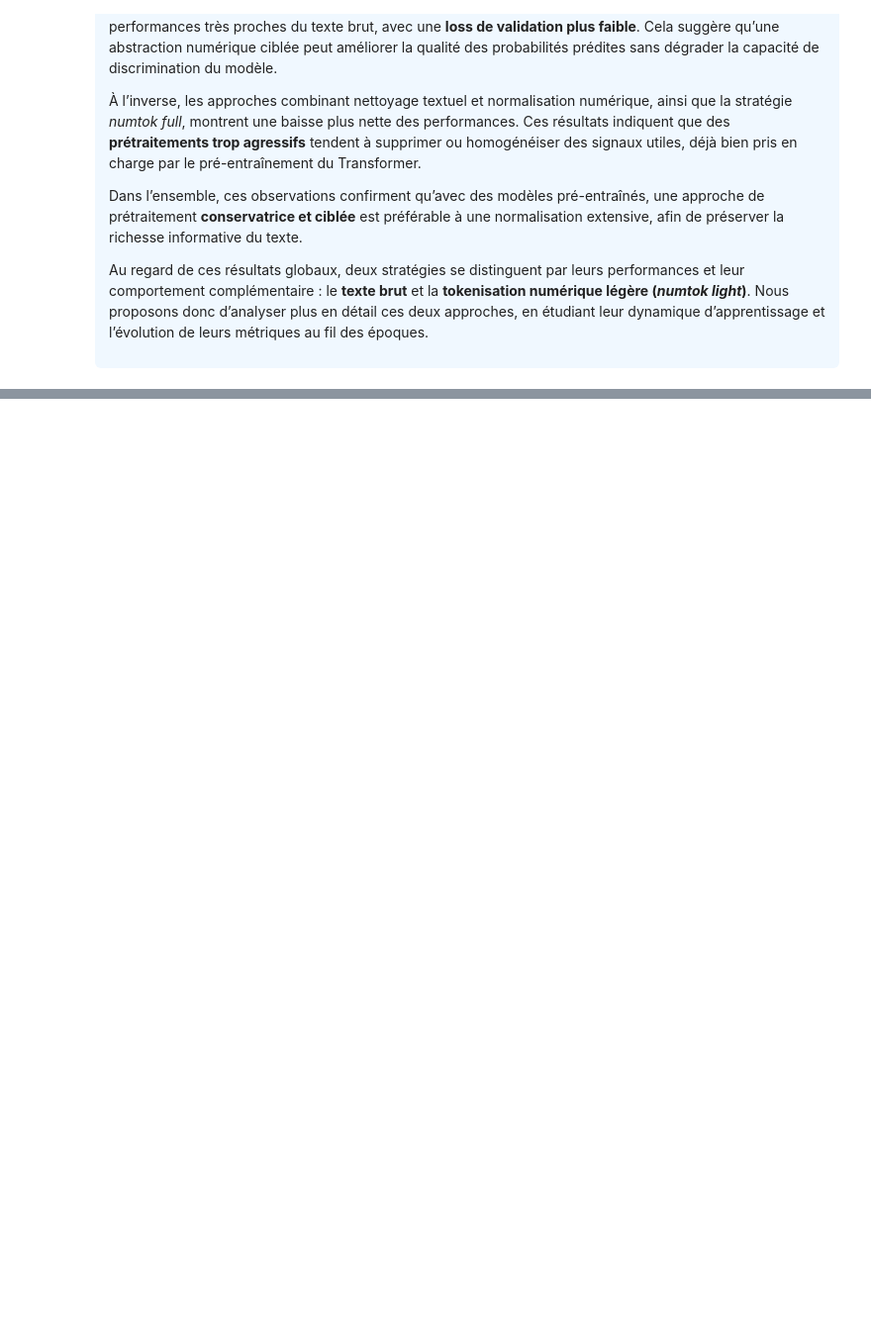
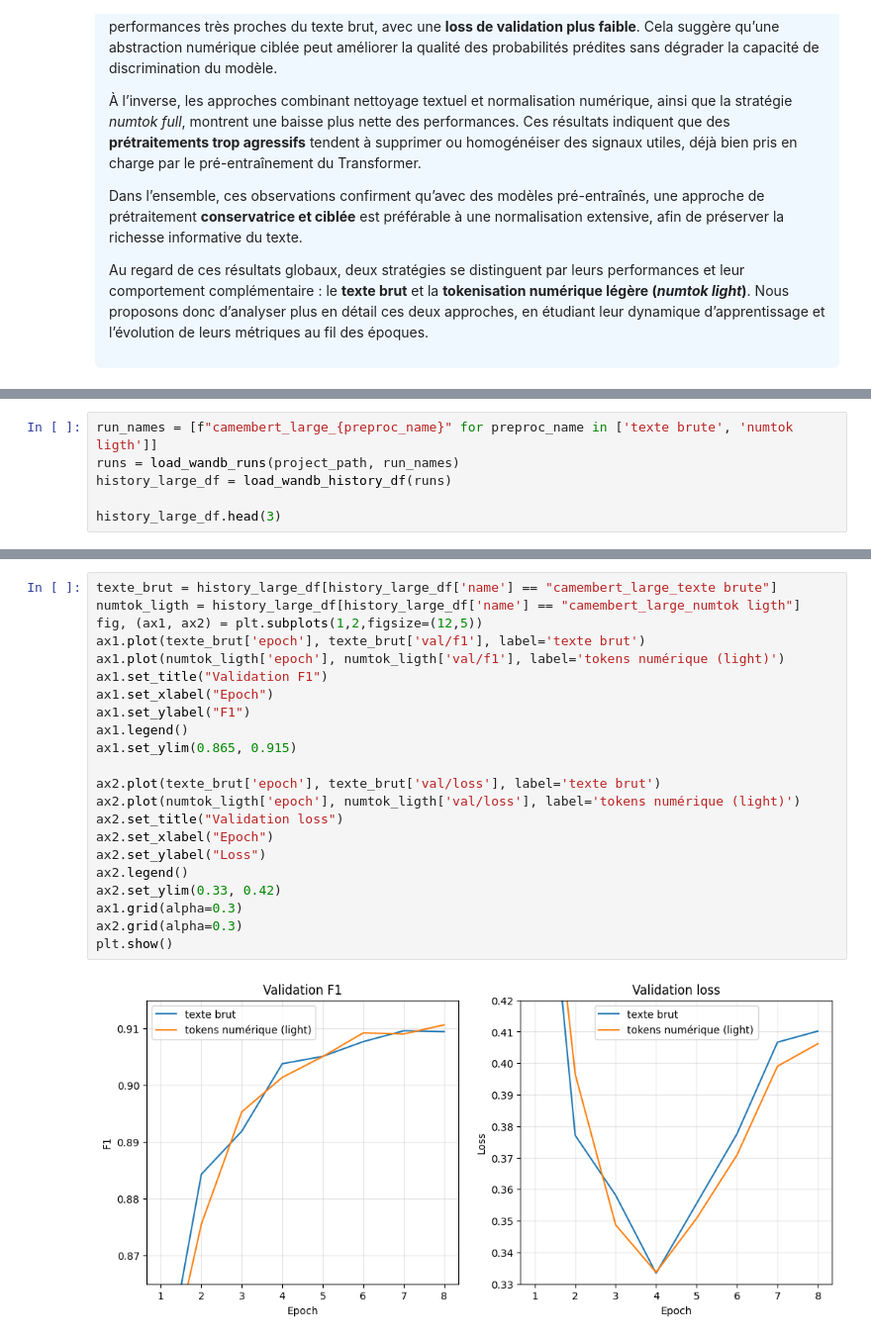
Before and after one commit to beautiful-pixel/DS_rakuten, a Jupyter notebook: notebooks/text_05_embedding_preprocess.ipynb, the cells around one changed output, grey strips where cells are left out. Shown at 99% size. Drawn from its saved outputs; the diff is of its cells as text; blank space fills up the shorter version.

```diff
--- a/notebooks/text_05_embedding_preprocess.ipynb
+++ b/notebooks/text_05_embedding_preprocess.ipynb
@@ -424,0 +531,6 @@ des probabilités est un critère central.
+# %%
+run_names = [f"camembert_large_{preproc_name}" for preproc_name in ['texte brute', 'numtok ligth']]
+runs = load_wandb_runs(project_path, run_names)
+history_large_df = load_wandb_history_df(runs)
+
+history_large_df.head(3)
@@ -424,0 +561,24 @@ des probabilités est un critère central.
+# %%
+texte_brut = history_large_df[history_large_df['name'] == "camembert_large_texte brute"]
+numtok_ligth = history_large_df[history_large_df['name'] == "camembert_large_numtok ligth"]
+fig, (ax1, ax2) = plt.subplots(1,2,figsize=(12,5))
+ax1.plot(texte_brut['epoch'], texte_brut['val/f1'], label='texte brut')
+ax1.plot(numtok_ligth['epoch'], numtok_ligth['val/f1'], label='tokens numérique (light)')
+ax1.set_title("Validation F1")
+ax1.set_xlabel("Epoch")
+ax1.set_ylabel("F1")
+ax1.legend()
+ax1.set_ylim(0.865, 0.915)
+
+ax2.plot(texte_brut['epoch'], texte_brut['val/loss'], label='texte brut')
+ax2.plot(numtok_ligth['epoch'], numtok_ligth['val/loss'], label='tokens numérique (light)')
+ax2.set_title("Validation loss")
+ax2.set_xlabel("Epoch")
+ax2.set_ylabel("Loss")
+ax2.legend()
+ax2.set_ylim(0.33, 0.42)
+ax1.grid(alpha=0.3)
+ax2.grid(alpha=0.3)
+plt.show()
+# %% [output]
+[figure, added]
```
Also changed, not shown: parts of 16 cells of this notebook.
